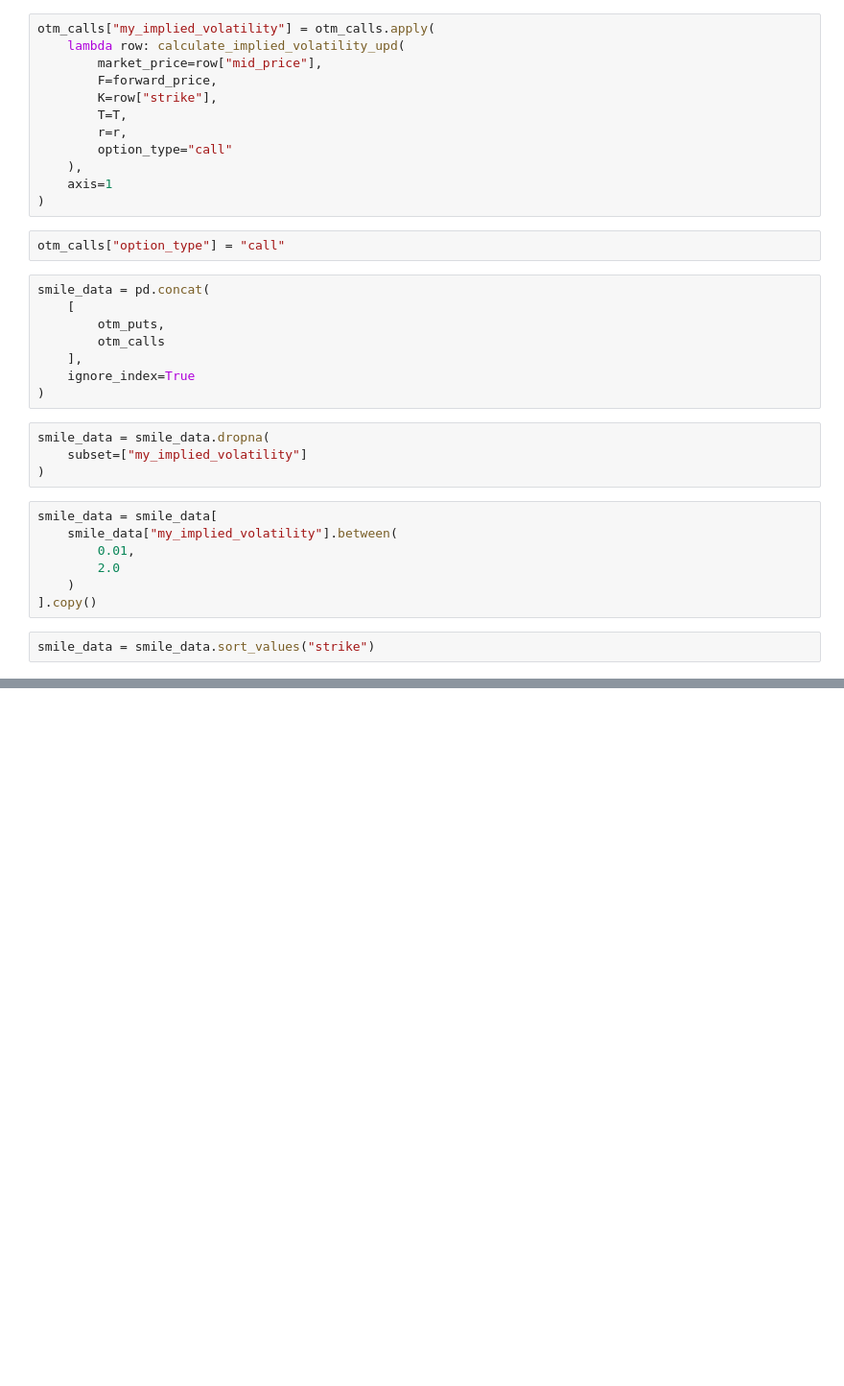
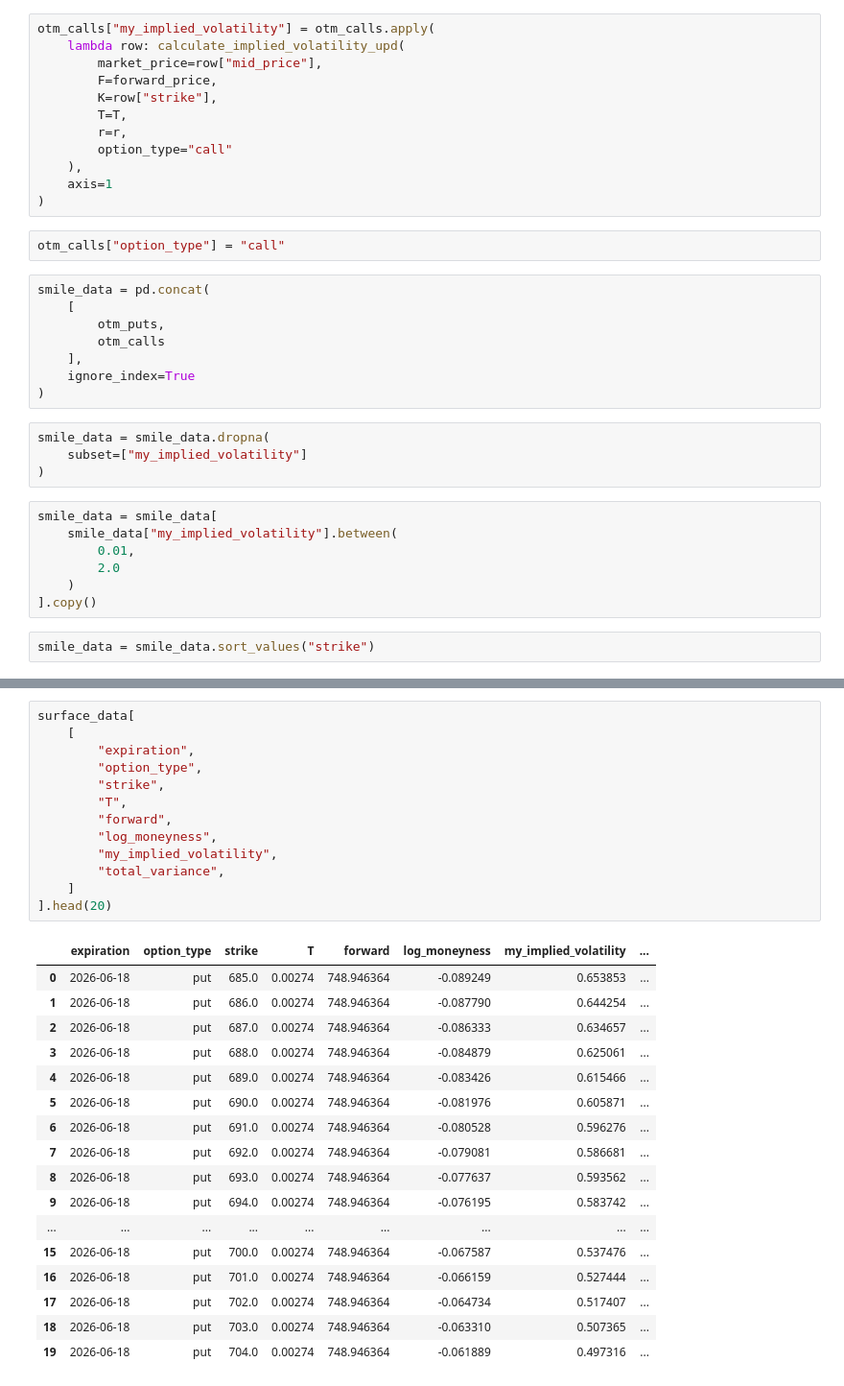
Before and after one commit to dmitrybudreyka/Quant_finance_nootebooks, a Jupyter notebook: implied_volatility_surface_project/estimation_of_an_OTC_opt.ipynb, the cells around one changed output, grey strips where cells are left out. Shown at 96% size. Saved outputs shown, nothing was run; the diff lists cells and outputs as text; blank space fills up the shorter version.

```diff
--- a/implied_volatility_surface_project/estimation_of_an_OTC_opt.ipynb
+++ b/implied_volatility_surface_project/estimation_of_an_OTC_opt.ipynb
@@ -727,0 +957,31 @@ plt.show()
+# %%
+surface_data[
+    [
+        "expiration",
+        "option_type",
+        "strike",
+        "T",
+        "forward",
+        "log_moneyness",
+        "my_implied_volatility",
+        "total_variance",
+    ]
+].head(20)
+# %% [output]
+|  | expiration | option_type | strike | T | forward | log_moneyness | my_implied_volatility | ... |
+| 0 | 2026-06-18 | put | 685.0 | 0.00274 | 748.946364 | -0.089249 | 0.653853 | ... |
+| 1 | 2026-06-18 | put | 686.0 | 0.00274 | 748.946364 | -0.087790 | 0.644254 | ... |
+| 2 | 2026-06-18 | put | 687.0 | 0.00274 | 748.946364 | -0.086333 | 0.634657 | ... |
+| 3 | 2026-06-18 | put | 688.0 | 0.00274 | 748.946364 | -0.084879 | 0.625061 | ... |
+| 4 | 2026-06-18 | put | 689.0 | 0.00274 | 748.946364 | -0.083426 | 0.615466 | ... |
+| 5 | 2026-06-18 | put | 690.0 | 0.00274 | 748.946364 | -0.081976 | 0.605871 | ... |
+| 6 | 2026-06-18 | put | 691.0 | 0.00274 | 748.946364 | -0.080528 | 0.596276 | ... |
+| 7 | 2026-06-18 | put | 692.0 | 0.00274 | 748.946364 | -0.079081 | 0.586681 | ... |
+| 8 | 2026-06-18 | put | 693.0 | 0.00274 | 748.946364 | -0.077637 | 0.593562 | ... |
+| 9 | 2026-06-18 | put | 694.0 | 0.00274 | 748.946364 | -0.076195 | 0.583742 | ... |
+| ... | ... | ... | ... | ... | ... | ... | ... | ... |
+| 15 | 2026-06-18 | put | 700.0 | 0.00274 | 748.946364 | -0.067587 | 0.537476 | ... |
+| 16 | 2026-06-18 | put | 701.0 | 0.00274 | 748.946364 | -0.066159 | 0.527444 | ... |
+| 17 | 2026-06-18 | put | 702.0 | 0.00274 | 748.946364 | -0.064734 | 0.517407 | ... |
+| 18 | 2026-06-18 | put | 703.0 | 0.00274 | 748.946364 | -0.063310 | 0.507365 | ... |
+| 19 | 2026-06-18 | put | 704.0 | 0.00274 | 748.946364 | -0.061889 | 0.497316 | ... |
```
Also changed, not shown: parts of 32 cells of this notebook.
